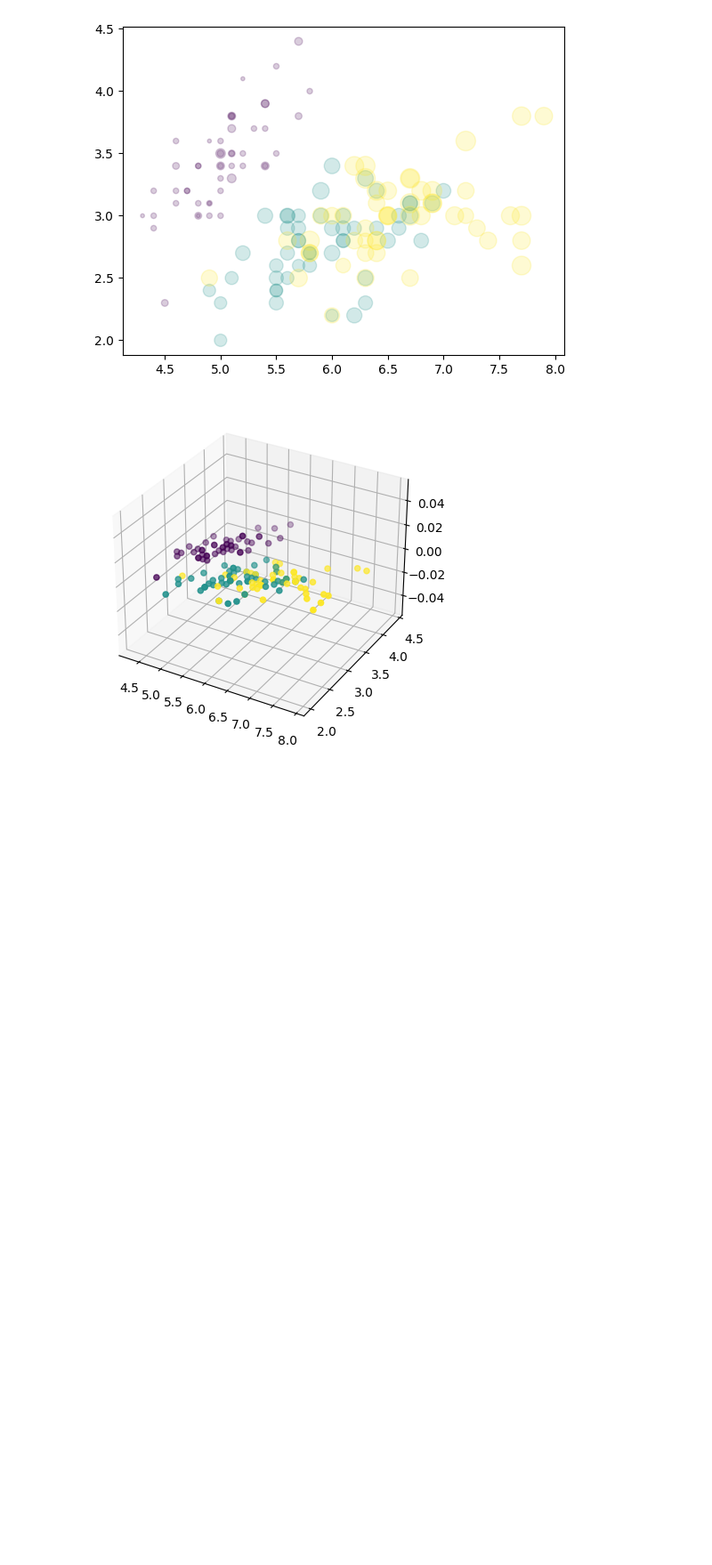
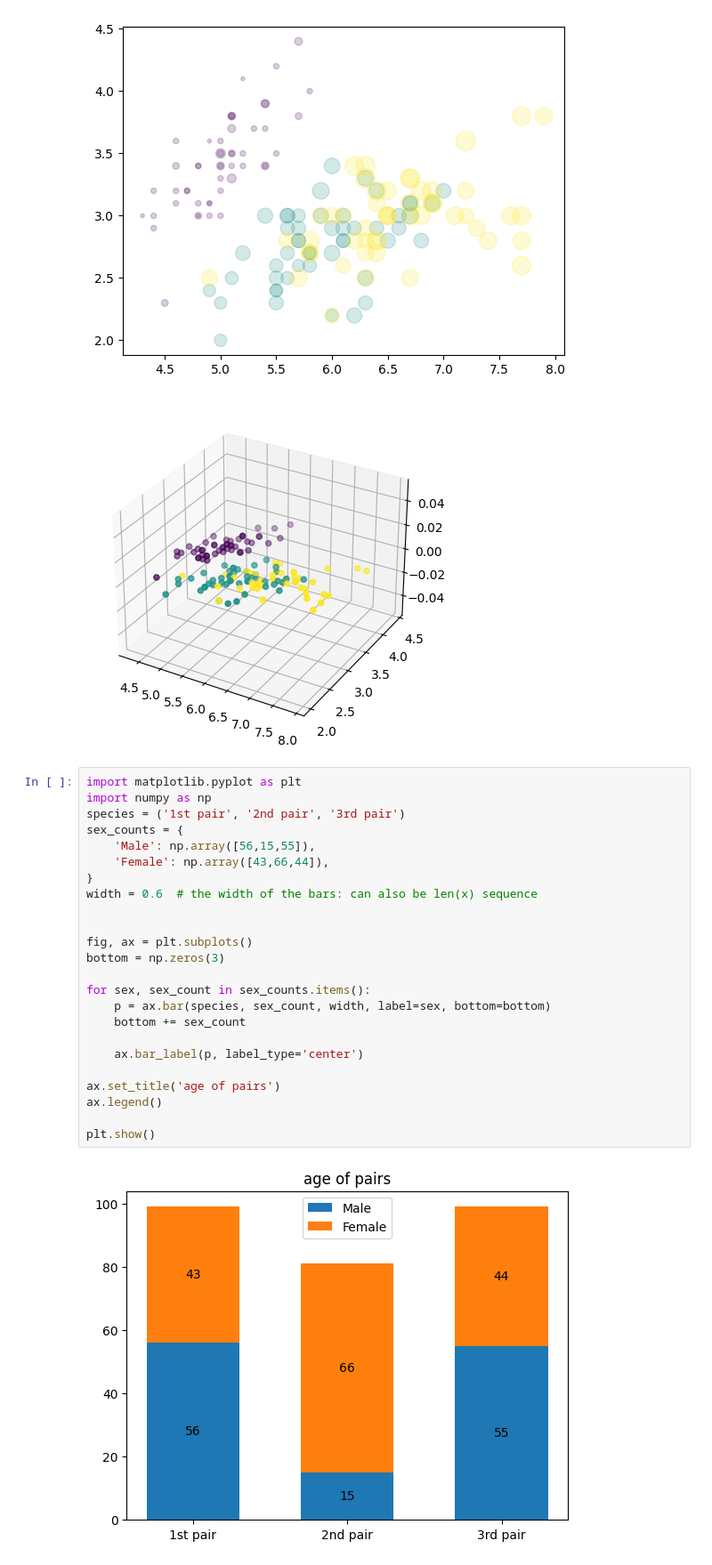
Before and after one commit to rahavi-r31/Internship-works, a Jupyter notebook: internship.ipynb, the cells around one changed output. Shown at 89% size. Saved outputs shown, nothing was run; the diff lists cells and outputs as text; blank space fills up the shorter version.

```diff
--- a/internship.ipynb
+++ b/internship.ipynb
@@ -51,3 +51,29 @@ plt.show()
 # %% [output]
 [figure]
 [figure]
+# %%
+import matplotlib.pyplot as plt
+import numpy as np
+species = ('1st pair', '2nd pair', '3rd pair')
+sex_counts = {
+    'Male': np.array([56,15,55]),
+    'Female': np.array([43,66,44]),
+}
+width = 0.6  # the width of the bars: can also be len(x) sequence
+
+
+fig, ax = plt.subplots()
+bottom = np.zeros(3)
+
+for sex, sex_count in sex_counts.items():
+    p = ax.bar(species, sex_count, width, label=sex, bottom=bottom)
+    bottom += sex_count
+
+    ax.bar_label(p, label_type='center')
+
+ax.set_title('age of pairs')
+ax.legend()
+
+plt.show()
+# %% [output]
+[figure, added]
```
